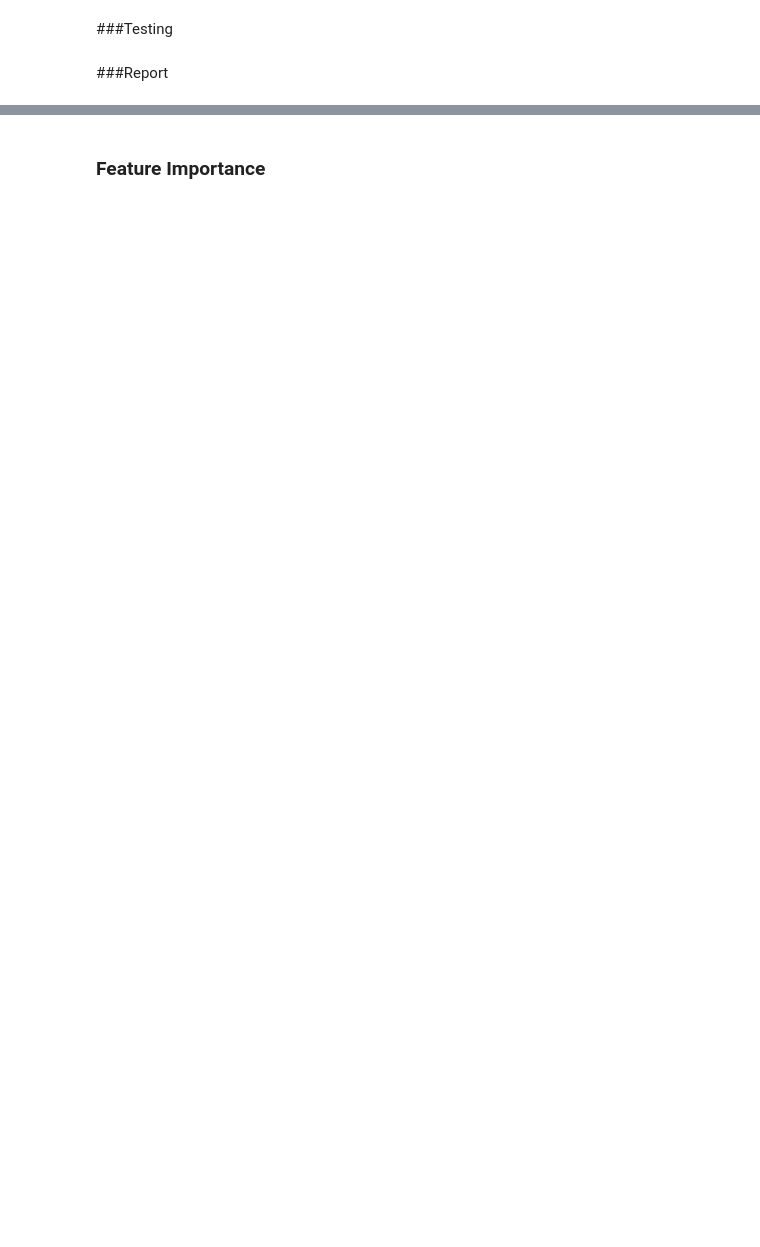
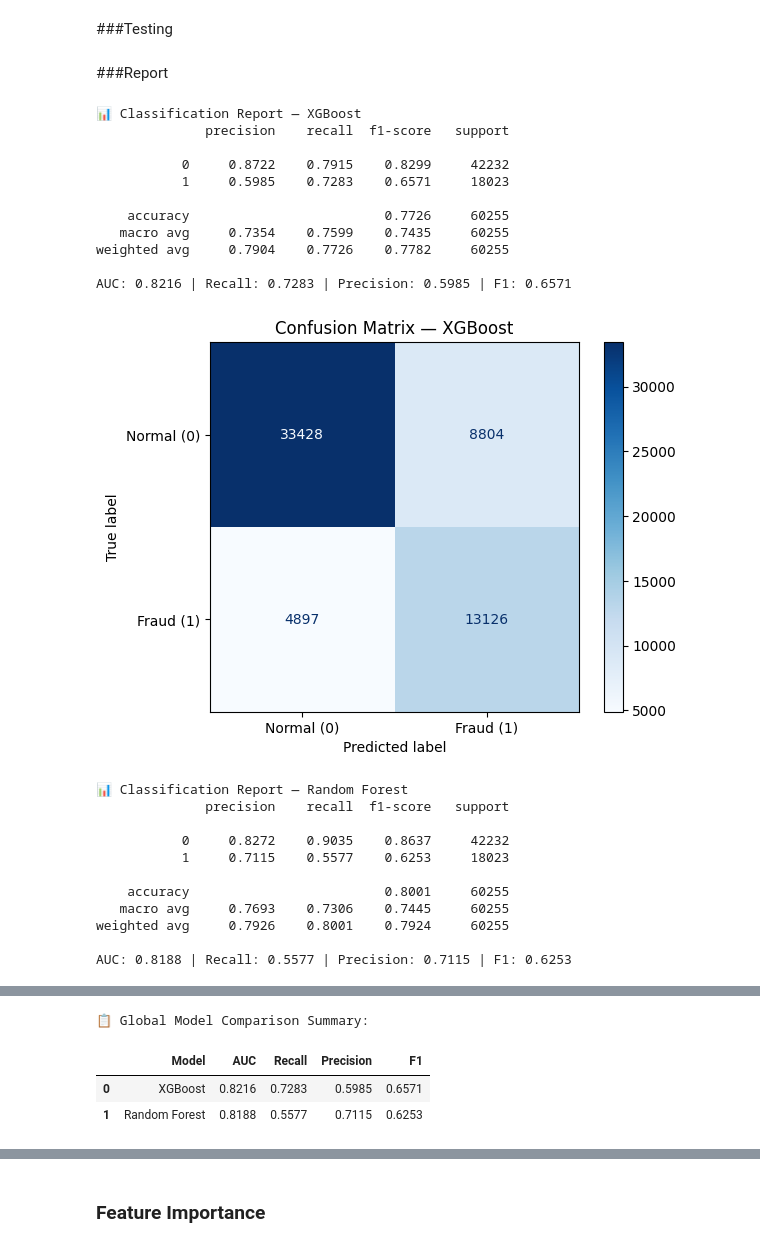
Before and after one commit to MUNEERALNAJDI/fraud_detection, a Jupyter notebook: notebooks/EnhancedPretraindMLModleAdvance.ipynb, the cells around one changed output, grey strips where cells are left out. Drawn from its saved outputs; the diff is of its cells as text; code cells hidden in the pictures; blank space fills up the shorter version.

```diff
--- a/notebooks/EnhancedPretraindMLModleAdvance.ipynb
+++ b/notebooks/EnhancedPretraindMLModleAdvance.ipynb
@@ -550,40 +689,77 @@ for snap_idx, group in test_df.groupby('snapshot_index'):
 # ✅ Model Evaluations — Unified Format
 # =====================================================
 
-# Evaluate models using the unified evaluator
+# # Evaluate models using the unified evaluator
+# xgb_results = evaluate_global(xgb_model, X_test, y_test, model_name="XGBoost")
+# rf_results  = evaluate_global(rf_model,  X_test, y_test, model_name="Random Forest")
+
+# # =====================================================
+# # ✅ Global Model Comparison Summary
+# # =====================================================
+# summary = pd.DataFrame([xgb_results, rf_results])
+# print("\n📋 Global Model Comparison Summary:")
+# display(summary)
+
 xgb_results = evaluate_global(xgb_model, X_test, y_test, model_name="XGBoost")
 rf_results  = evaluate_global(rf_model,  X_test, y_test, model_name="Random Forest")
 
 # =====================================================
-# ✅ Global Model Comparison Summary
+# ✅ Append results to the global summary
 # =====================================================
-summary = pd.DataFrame([xgb_results, rf_results])
+summary = append_to_summary(None, "XGBoost", xgb_results)
+summary = append_to_summary(summary, "Random Forest", rf_results)
+
+# =====================================================
+# ✅ Display Global Model Comparison Summary
+# =====================================================
 print("\n📋 Global Model Comparison Summary:")
 display(summary)
-
-
 
 # =====================================================
 # 📊 2. Model Comparison — XGBoost vs Random Forest
 # =====================================================
 plt.figure(figsize=(10, 6))
 
 # --- AUC ---
 plt.plot(snapshot_indices, snapshot_metrics_xgb, 'b-o', label='XGBoost AUC')
 plt.plot(snapshot_indices, snapshot_metrics_rf, 'g--o', label='RandomForest AUC')
 
 # --- Recall ---
 plt.plot(snapshot_indices, recalls_xgb, color='orange', marker='s', linestyle='--', label='XGBoost Recall')
 plt.plot(snapshot_indices, recalls_rf, color='red', marker='^', linestyle='--', label='RandomForest Recall')
 
 # --- F1 ---
 plt.plot(snapshot_indices, f1s_xgb, color='purple', marker='d', linestyle='--', label='XGBoost F1')
 plt.plot(snapshot_indices, f1s_rf, color='brown', marker='x', linestyle='--', label='RandomForest F1')
 
 plt.title('📈 Model Comparison: XGBoost vs Random Forest Over Time')
 plt.xlabel('Snapshot Index')
 plt.ylabel('Metric Value')
 plt.legend()
 plt.grid(True, linestyle='--', alpha=0.5)
 plt.tight_layout()
 plt.show()
+# %% [output]
+📊 Classification Report — XGBoost
+              precision    recall  f1-score   support
+
+           0     0.8722    0.7915    0.8299     42232
+           1     0.5985    0.7283    0.6571     18023
+
+    accuracy                         0.7726     60255
+   macro avg     0.7354    0.7599    0.7435     60255
+weighted avg     0.7904    0.7726    0.7782     60255
+
+AUC: 0.8216 | Recall: 0.7283 | Precision: 0.5985 | F1: 0.6571
+[figure, added]
+📊 Classification Report — Random Forest
+              precision    recall  f1-score   support
+
+           0     0.8272    0.9035    0.8637     42232
+           1     0.7115    0.5577    0.6253     18023
+
+    accuracy                         0.8001     60255
+   macro avg     0.7693    0.7306    0.7445     60255
+weighted avg     0.7926    0.8001    0.7924     60255
+
+AUC: 0.8188 | Recall: 0.5577 | Precision: 0.7115 | F1: 0.6253
@@ -589,0 +767,4 @@ plt.show()
+📋 Global Model Comparison Summary:
+|  | Model | AUC | Recall | Precision | F1 |
+| 0 | XGBoost | 0.8216 | 0.7283 | 0.5985 | 0.6571 |
+| 1 | Random Forest | 0.8188 | 0.5577 | 0.7115 | 0.6253 |
```
Also changed, not shown: parts of 74 cells of this notebook, 4 other files.
